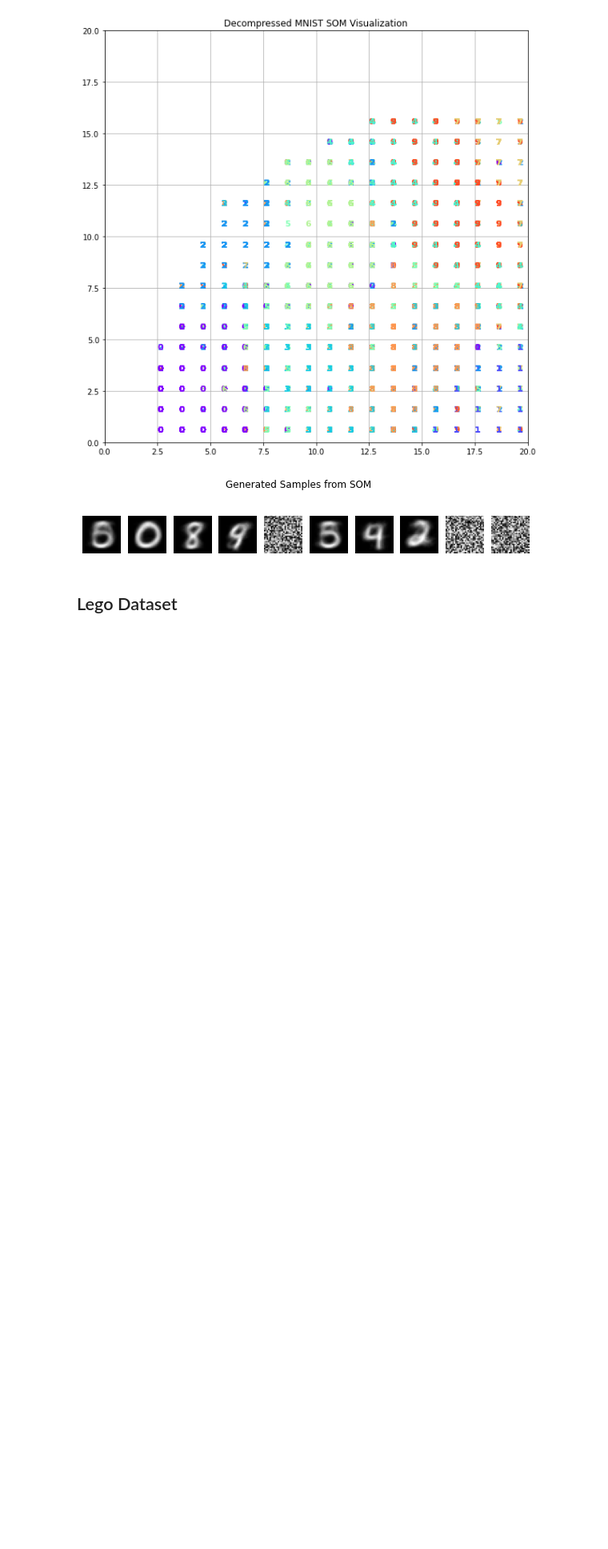
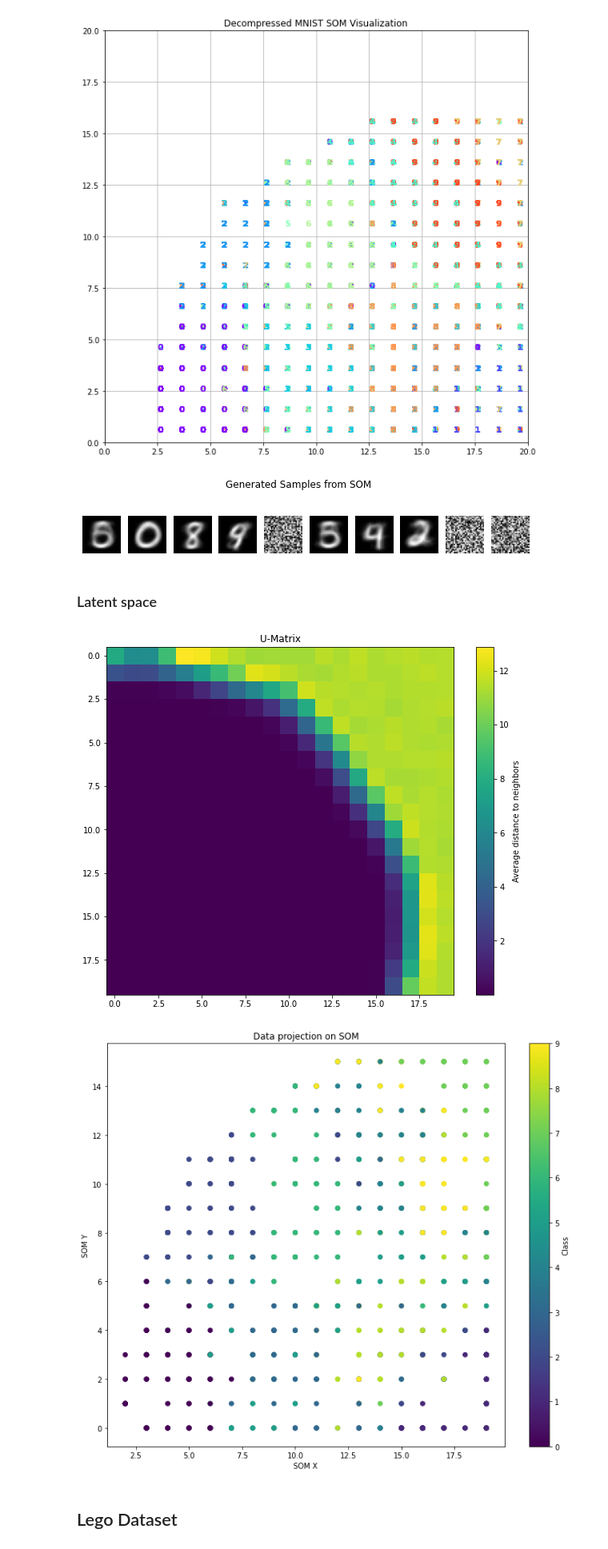
Before and after one commit to Elesdes/5IABD_UnsupervisedDL, a Jupyter notebook: src/algorithms/som/som.ipynb, the cells around one changed output. Shown: that part at 80% size. Saved outputs shown, nothing was run; the diff lists cells and outputs as text; code cells hidden in the pictures; blank space fills up the shorter version.

```diff
--- a/src/algorithms/som/som.ipynb
+++ b/src/algorithms/som/som.ipynb
@@ -154,6 +161,34 @@ plt.suptitle("Generated Samples from SOM")
 plt.show()
 # %% [output]
 [figure]
+# %% [markdown]
+### Latent space
+# %%
+def visualize_umatrix(som, title="U-Matrix"):
+    umatrix = som.compute_umatrix()
+    plt.figure(figsize=(10, 8))
+    plt.imshow(umatrix, cmap='viridis')
+    plt.colorbar(label='Average distance to neighbors')
+    plt.title(title)
+    plt.show()
+
+def visualize_data_projection(som, data, labels):
+    projected = som.project_data(data)
+    plt.figure(figsize=(12, 10))
+    plt.scatter(projected[:, 0], projected[:, 1], c=labels, cmap='viridis')
+    plt.colorbar(label='Class')
+    plt.title('Data projection on SOM')
+    plt.xlabel('SOM X')
+    plt.ylabel('SOM Y')
+    plt.show()
+
+visualize_umatrix(mnist_som)
+subset_size = 1000
+subset_indices = np.random.choice(len(x_train), subset_size, replace=False)
+visualize_data_projection(mnist_som, x_train[subset_indices], y_train[subset_indices])
+# %% [output]
+[figure, added]
+[figure, added]
 # %% [markdown]
 ## Lego Dataset
 # %%
```
Also changed, not shown: parts of 9 cells of this notebook, 1 other file.
